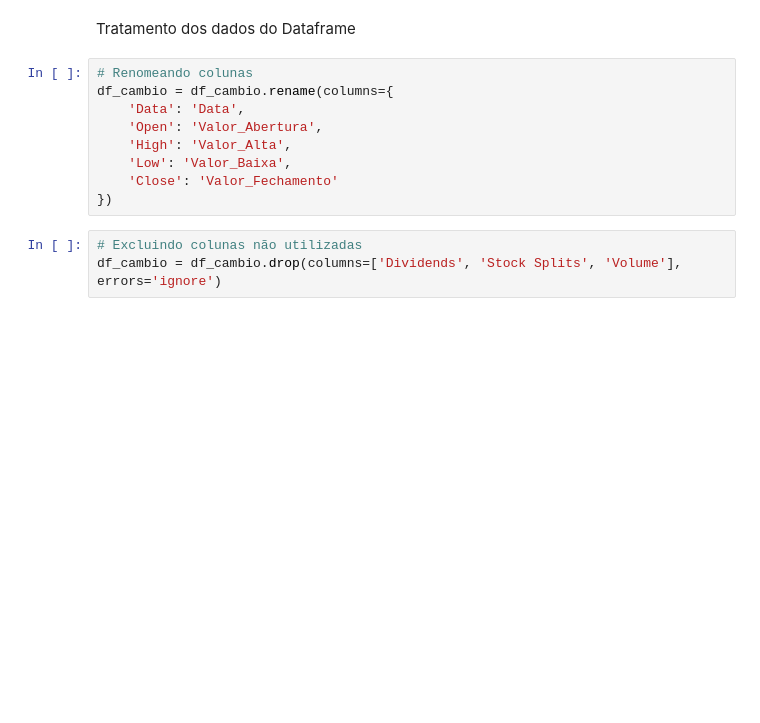
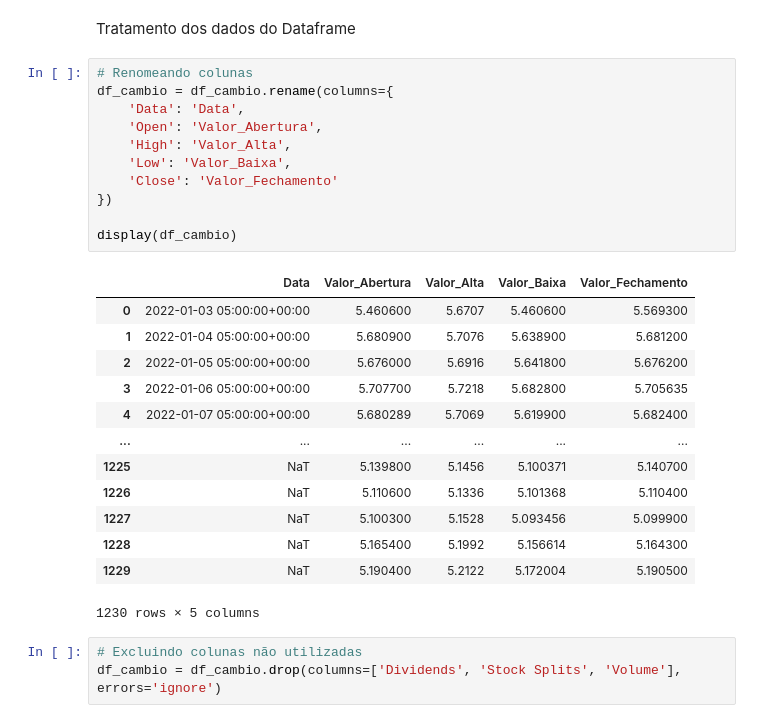
Before and after one commit to vitorjensen/Python_para_Analise_de_Dados, a Jupyter notebook: Projetos/Análise Exploratória de Combustível/Análise_Exploratória_de_Combustível.ipynb, the cells around one changed output. Cells and saved outputs as stored; diff of their text form; blank space fills up the shorter version.

```diff
--- a/Projetos/Análise Exploratória de Combustível/Análise_Exploratória_de_Combustível.ipynb
+++ b/Projetos/Análise Exploratória de Combustível/Análise_Exploratória_de_Combustível.ipynb
@@ -790,12 +777,28 @@ Tratamento dos dados do Dataframe
 # %%
 # Renomeando colunas
 df_cambio = df_cambio.rename(columns={
     'Data': 'Data',
     'Open': 'Valor_Abertura',
     'High': 'Valor_Alta',
     'Low': 'Valor_Baixa',
     'Close': 'Valor_Fechamento'
 })
+
+display(df_cambio)
+# %% [output]
+|  | Data | Valor_Abertura | Valor_Alta | Valor_Baixa | Valor_Fechamento |
+| 0 | 2022-01-03 05:00:00+00:00 | 5.460600 | 5.6707 | 5.460600 | 5.569300 |
+| 1 | 2022-01-04 05:00:00+00:00 | 5.680900 | 5.7076 | 5.638900 | 5.681200 |
+| 2 | 2022-01-05 05:00:00+00:00 | 5.676000 | 5.6916 | 5.641800 | 5.676200 |
+| 3 | 2022-01-06 05:00:00+00:00 | 5.707700 | 5.7218 | 5.682800 | 5.705635 |
+| 4 | 2022-01-07 05:00:00+00:00 | 5.680289 | 5.7069 | 5.619900 | 5.682400 |
+| ... | ... | ... | ... | ... | ... |
+| 1225 | NaT | 5.139800 | 5.1456 | 5.100371 | 5.140700 |
+| 1226 | NaT | 5.110600 | 5.1336 | 5.101368 | 5.110400 |
+| 1227 | NaT | 5.100300 | 5.1528 | 5.093456 | 5.099900 |
+| 1228 | NaT | 5.165400 | 5.1992 | 5.156614 | 5.164300 |
+| 1229 | NaT | 5.190400 | 5.2122 | 5.172004 | 5.190500 |
+1230 rows × 5 columns
 # %%
 # Excluindo colunas não utilizadas
 df_cambio = df_cambio.drop(columns=['Dividends', 'Stock Splits', 'Volume'], errors='ignore')
```
Also changed, not shown: parts of 9 cells of this notebook.
